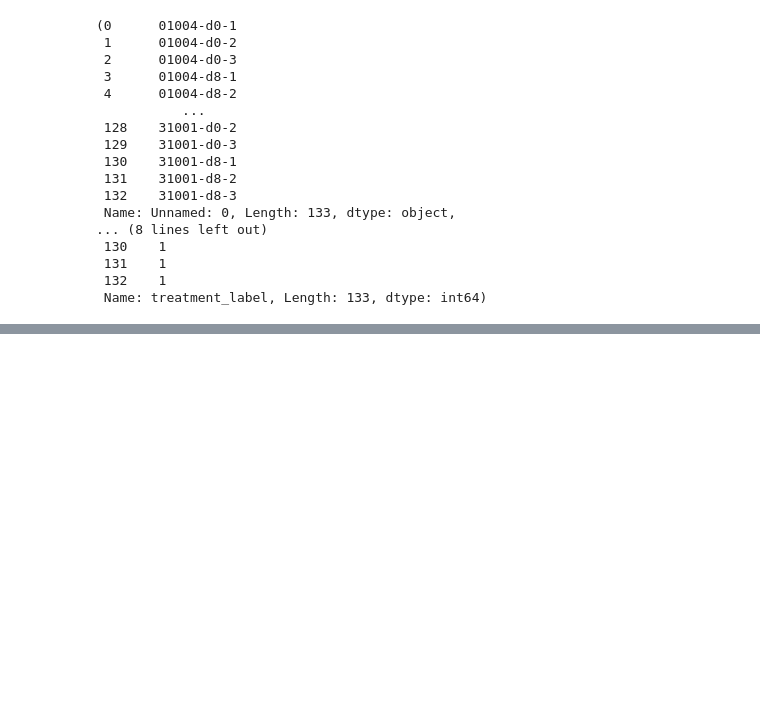
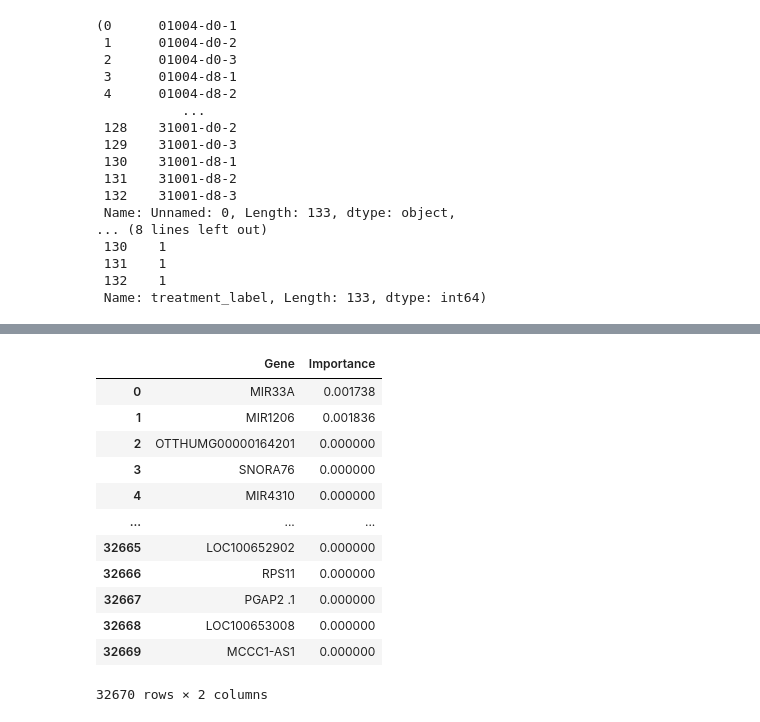
Before and after one commit to anuprulez/nanosampler, a Jupyter notebook: AML/analyze_expression_data.ipynb, the cells around one changed output, grey strips where cells are left out. Saved outputs shown, nothing was run; the diff lists cells and outputs as text; code cells hidden in the pictures; blank space fills up the shorter version.

```diff
--- a/AML/analyze_expression_data.ipynb
+++ b/AML/analyze_expression_data.ipynb
@@ -72,0 +90,16 @@ pyplot.show()
+# %%
+feature_imps
+# %% [output]
+|  | Gene | Importance |
+| 0 | MIR33A | 0.001738 |
+| 1 | MIR1206 | 0.001836 |
+| 2 | OTTHUMG00000164201 | 0.000000 |
+| 3 | SNORA76 | 0.000000 |
+| 4 | MIR4310 | 0.000000 |
+| ... | ... | ... |
+| 32665 | LOC100652902 | 0.000000 |
+| 32666 | RPS11 | 0.000000 |
+| 32667 | PGAP2 .1 | 0.000000 |
+| 32668 | LOC100653008 | 0.000000 |
+| 32669 | MCCC1-AS1 | 0.000000 |
+32670 rows × 2 columns
```
Also changed, not shown: parts of 10 cells of this notebook.
